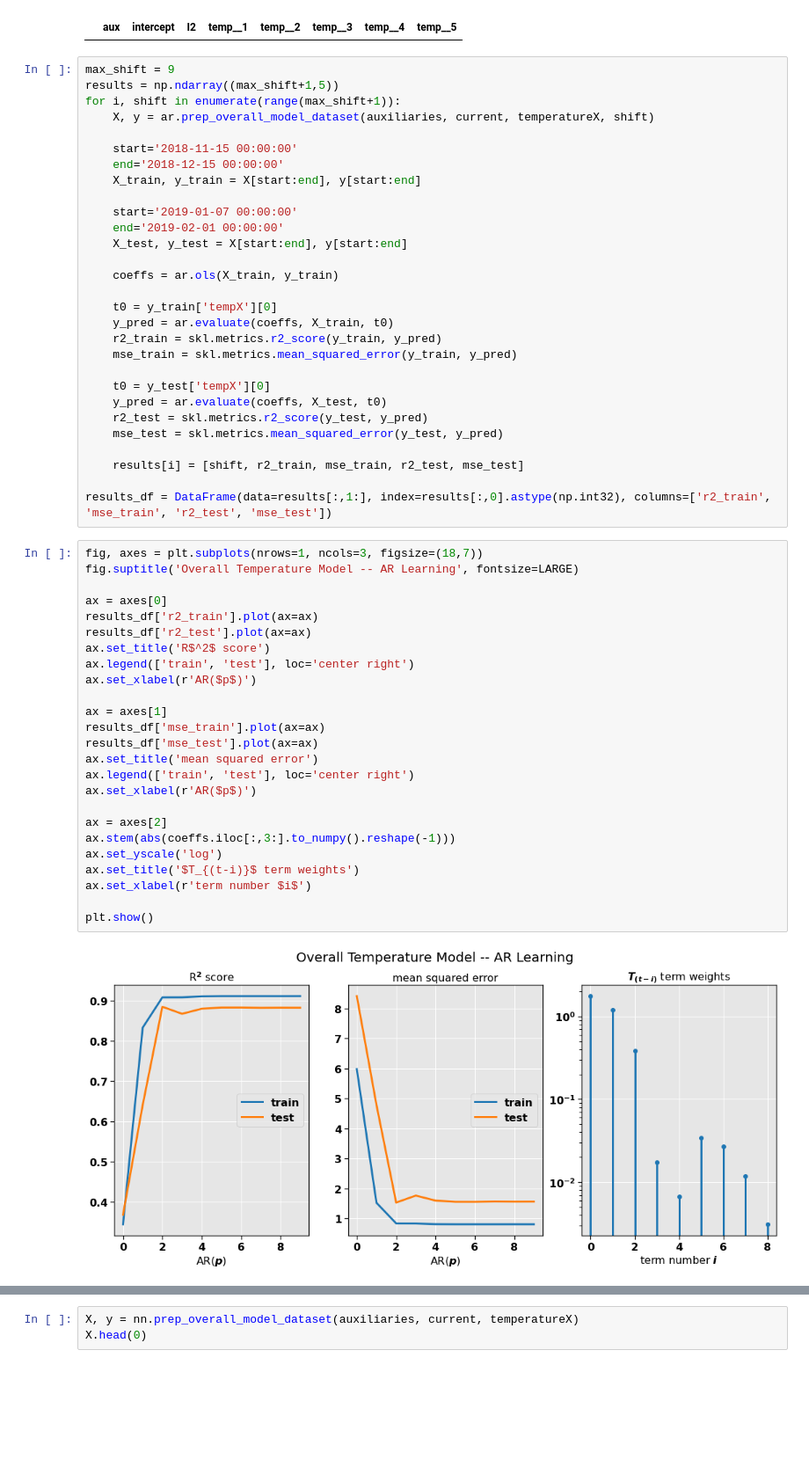
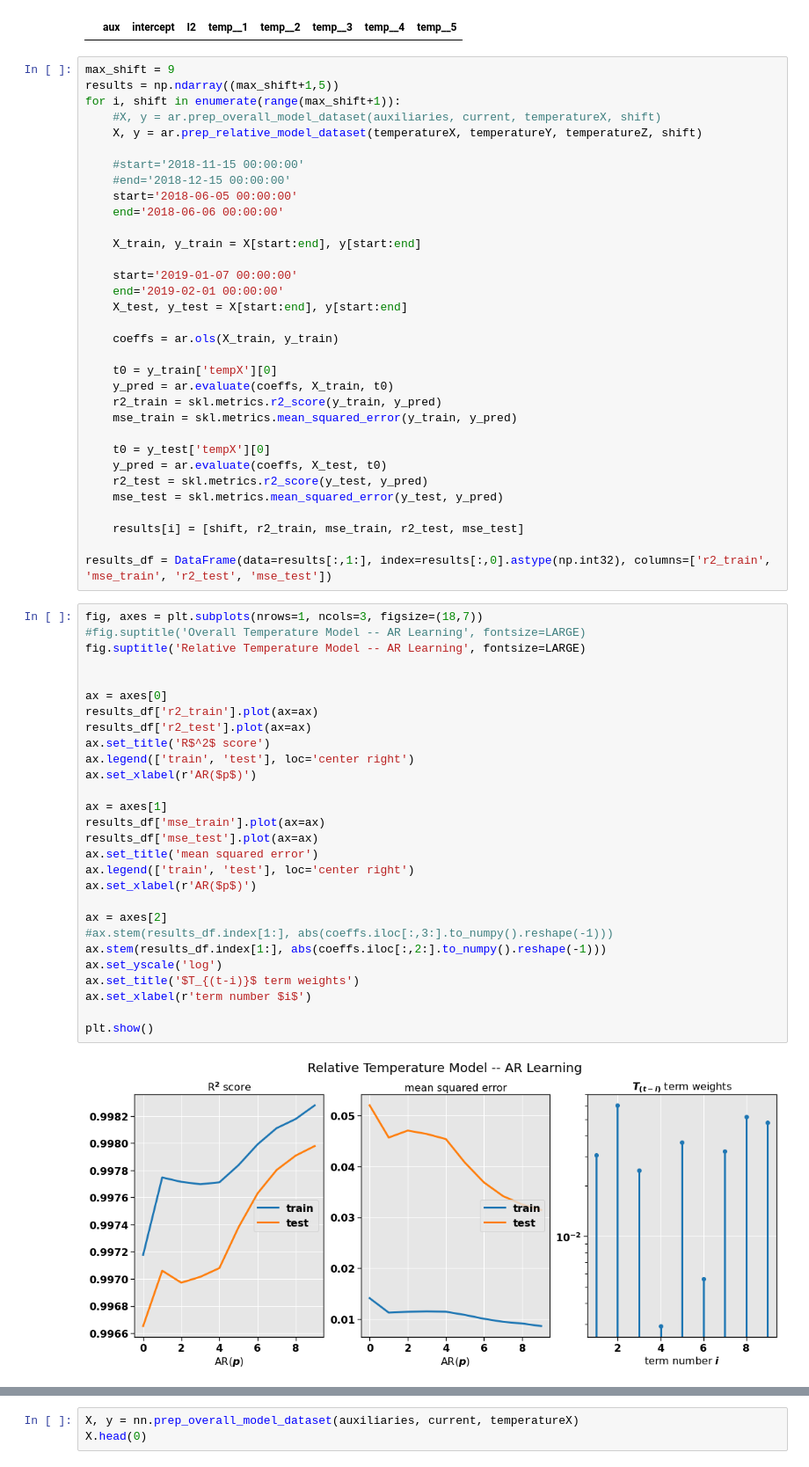
Before and after one commit to fonstelien/FYS-STK4155, a Jupyter notebook: project3/source/project3.ipynb, the cells around one changed output, grey strips where cells are left out. Shown at 88% size. Cells and saved outputs as stored; diff of their text form; blank space fills up the shorter version.

```diff
--- a/project3/source/project3.ipynb
+++ b/project3/source/project3.ipynb
@@ -136,10 +136,14 @@ X.head(0)
 max_shift = 9
 results = np.ndarray((max_shift+1,5))
 for i, shift in enumerate(range(max_shift+1)):
-    X, y = ar.prep_overall_model_dataset(auxiliaries, current, temperatureX, shift)
+    #X, y = ar.prep_overall_model_dataset(auxiliaries, current, temperatureX, shift)
+    X, y = ar.prep_relative_model_dataset(temperatureX, temperatureY, temperatureZ, shift)
 
-    start='2018-11-15 00:00:00'
-    end='2018-12-15 00:00:00'
+    #start='2018-11-15 00:00:00'
+    #end='2018-12-15 00:00:00'
+    start='2018-06-05 00:00:00'
+    end='2018-06-06 00:00:00'
+
     X_train, y_train = X[start:end], y[start:end]
 
     start='2019-01-07 00:00:00'
@@ -163,29 +167,32 @@ for i, shift in enumerate(range(max_shift+1)):
 results_df = DataFrame(data=results[:,1:], index=results[:,0].astype(np.int32), columns=['r2_train', 'mse_train', 'r2_test', 'mse_test'])
 # %%
 fig, axes = plt.subplots(nrows=1, ncols=3, figsize=(18,7))
-fig.suptitle('Overall Temperature Model -- AR Learning', fontsize=LARGE)
+#fig.suptitle('Overall Temperature Model -- AR Learning', fontsize=LARGE)
+fig.suptitle('Relative Temperature Model -- AR Learning', fontsize=LARGE)
+
 
 ax = axes[0]
 results_df['r2_train'].plot(ax=ax)
 results_df['r2_test'].plot(ax=ax)
 ax.set_title('R$^2$ score')
 ax.legend(['train', 'test'], loc='center right')
 ax.set_xlabel(r'AR($p$)')
 
 ax = axes[1]
 results_df['mse_train'].plot(ax=ax)
 results_df['mse_test'].plot(ax=ax)
 ax.set_title('mean squared error')
 ax.legend(['train', 'test'], loc='center right')
 ax.set_xlabel(r'AR($p$)')
 
 ax = axes[2]
-ax.stem(abs(coeffs.iloc[:,3:].to_numpy().reshape(-1)))
+#ax.stem(results_df.index[1:], abs(coeffs.iloc[:,3:].to_numpy().reshape(-1)))
+ax.stem(results_df.index[1:], abs(coeffs.iloc[:,2:].to_numpy().reshape(-1)))
 ax.set_yscale('log')
 ax.set_title('$T_{(t-i)}$ term weights')
 ax.set_xlabel(r'term number $i$')
 
 plt.show()
 # %% [output]
-[figure, old version]
+[figure, new version]
 # %%
```
Also changed, not shown: parts of 10 cells of this notebook, 1 other file.
